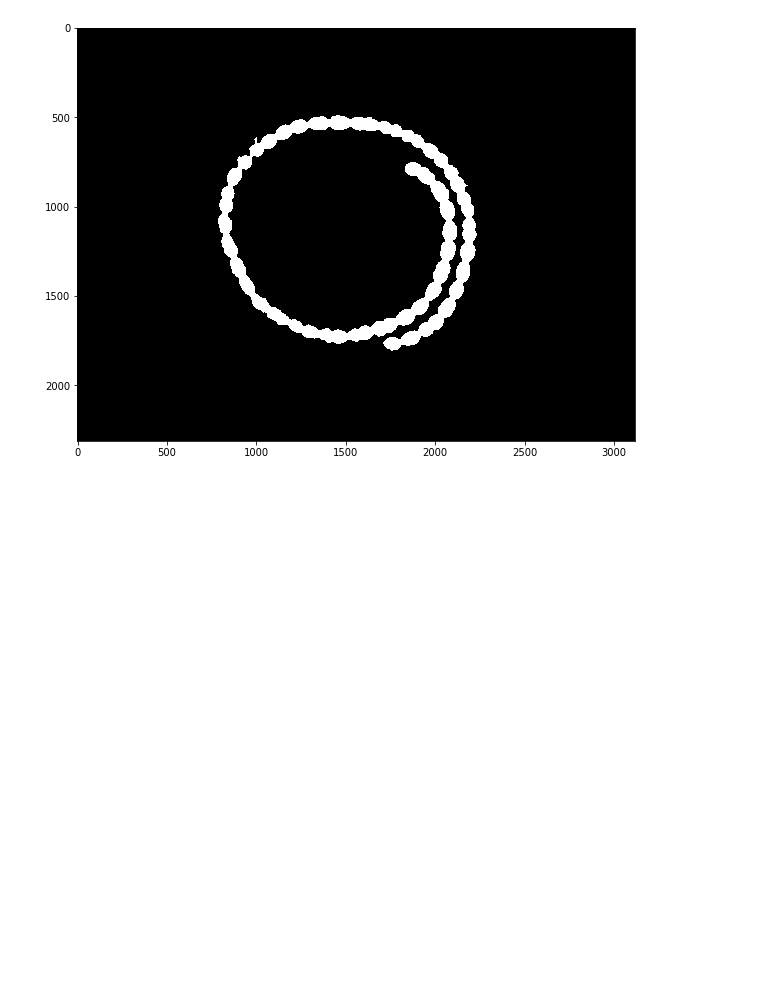
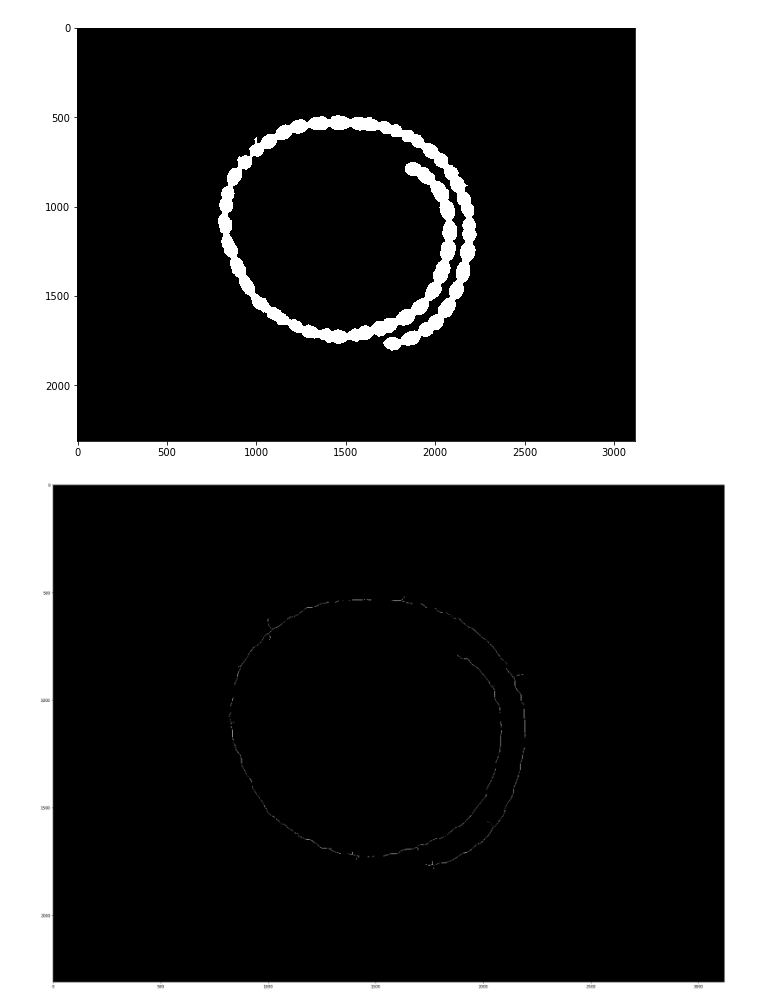
Before and after one commit to iagooteroc/analisis_imagen, a Jupyter notebook: P3/P3.ipynb, the cells around one changed output. Drawn from its saved outputs; the diff is of its cells as text; code cells hidden in the pictures; blank space fills up the shorter version.

```diff
--- a/P3/P3.ipynb
+++ b/P3/P3.ipynb
@@ -70,3 +70,15 @@ plt.imshow(mask, cmap='gray')
 plt.show()
 # %% [output]
 [figure]
+# %%
+# perform skeletonization
+# skeleton = skeletonize(image/255)
+skeleton = skeletonize(mask/255)
+cv2.imwrite('skeleton.png',np.uint8(skeleton)*255)
+# thinned = thin(mask/255)
+plt.figure(figsize=(40,24))
+# plt.figure(figsize=(40,24))
+plt.imshow(skeleton, cmap='gray')
+plt.show()
+# %% [output]
+[figure, added]
```
Also changed, not shown: parts of 9 cells of this notebook.
